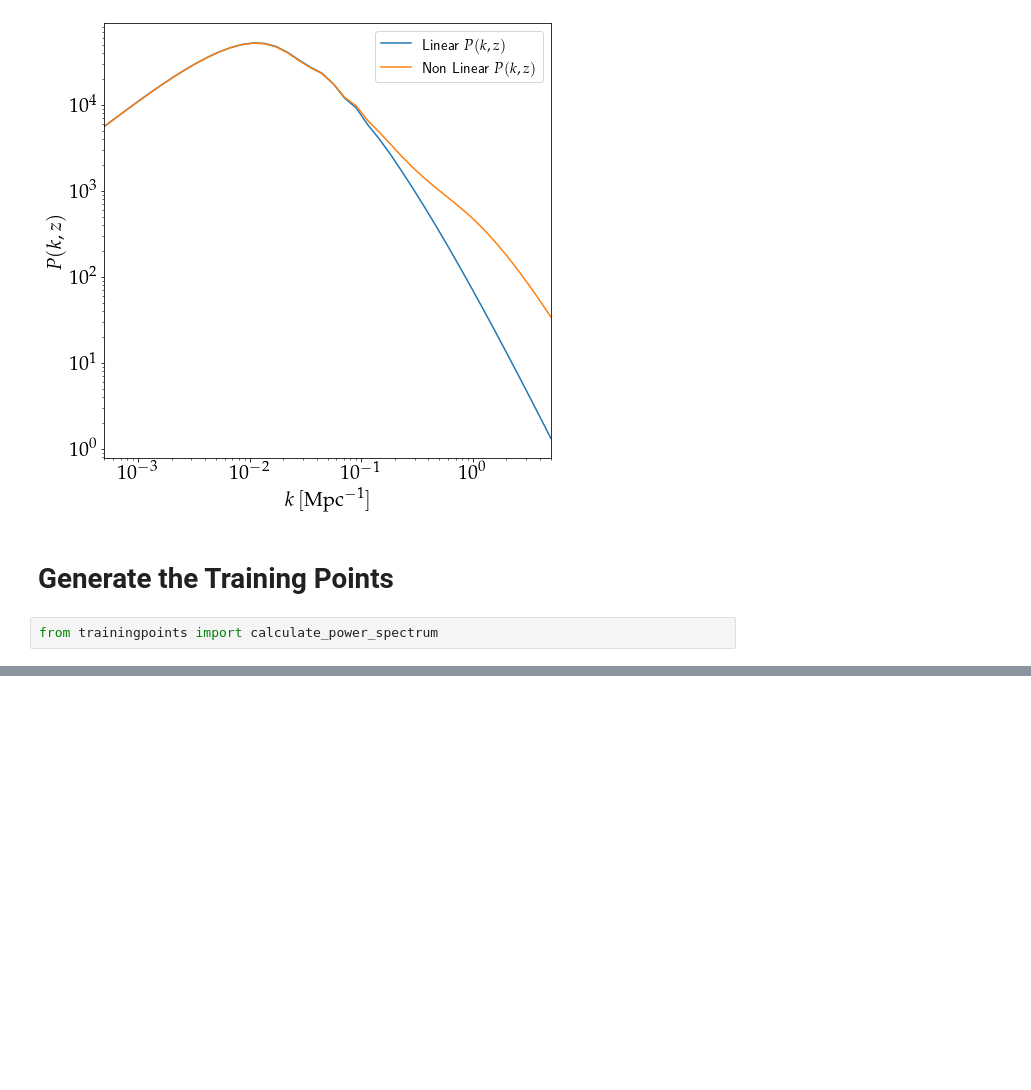
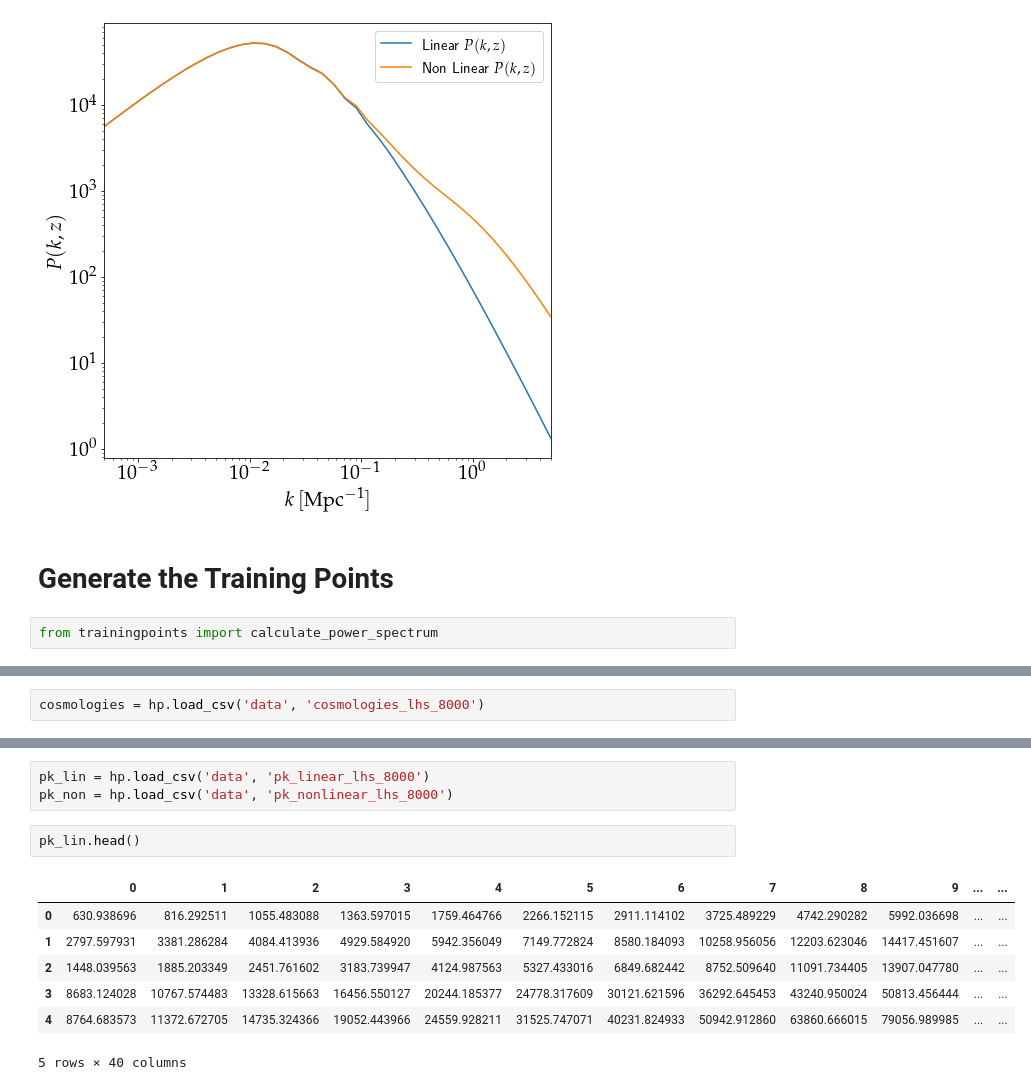
Before and after one commit to Harry45/SUPER, a Jupyter notebook: demo.ipynb, the cells around one changed output, grey strips where cells are left out. Saved outputs shown, nothing was run; the diff lists cells and outputs as text; blank space fills up the shorter version.

```diff
--- a/demo.ipynb
+++ b/demo.ipynb
@@ -40,0 +47,2 @@ cosmo, linear, nonlinear = calculate_power_spectrum('lhs_8', 0)
+# %%
+cosmologies = hp.load_csv('data', 'cosmologies_lhs_8000')
@@ -40,0 +58,13 @@ cosmo, linear, nonlinear = calculate_power_spectrum('lhs_8', 0)
+# %%
+pk_lin = hp.load_csv('data', 'pk_linear_lhs_8000')
+pk_non = hp.load_csv('data', 'pk_nonlinear_lhs_8000')
+# %%
+pk_lin.head()
+# %% [output]
+|  | 0 | 1 | 2 | 3 | 4 | 5 | 6 | 7 | 8 | 9 | ... | ... |
+| 0 | 630.938696 | 816.292511 | 1055.483088 | 1363.597015 | 1759.464766 | 2266.152115 | 2911.114102 | 3725.489229 | 4742.290282 | 5992.036698 | ... | ... |
+| 1 | 2797.597931 | 3381.286284 | 4084.413936 | 4929.584920 | 5942.356049 | 7149.772824 | 8580.184093 | 10258.956056 | 12203.623046 | 14417.451607 | ... | ... |
+| 2 | 1448.039563 | 1885.203349 | 2451.761602 | 3183.739947 | 4124.987563 | 5327.433016 | 6849.682442 | 8752.509640 | 11091.734405 | 13907.047780 | ... | ... |
+| 3 | 8683.124028 | 10767.574483 | 13328.615663 | 16456.550127 | 20244.185377 | 24778.317609 | 30121.621596 | 36292.645453 | 43240.950024 | 50813.456444 | ... | ... |
+| 4 | 8764.683573 | 11372.672705 | 14735.324366 | 19052.443966 | 24559.928211 | 31525.747071 | 40231.824933 | 50942.912860 | 63860.666015 | 79056.989985 | ... | ... |
+5 rows × 40 columns
```
Also changed, not shown: parts of 17 cells of this notebook, 28 other files.
